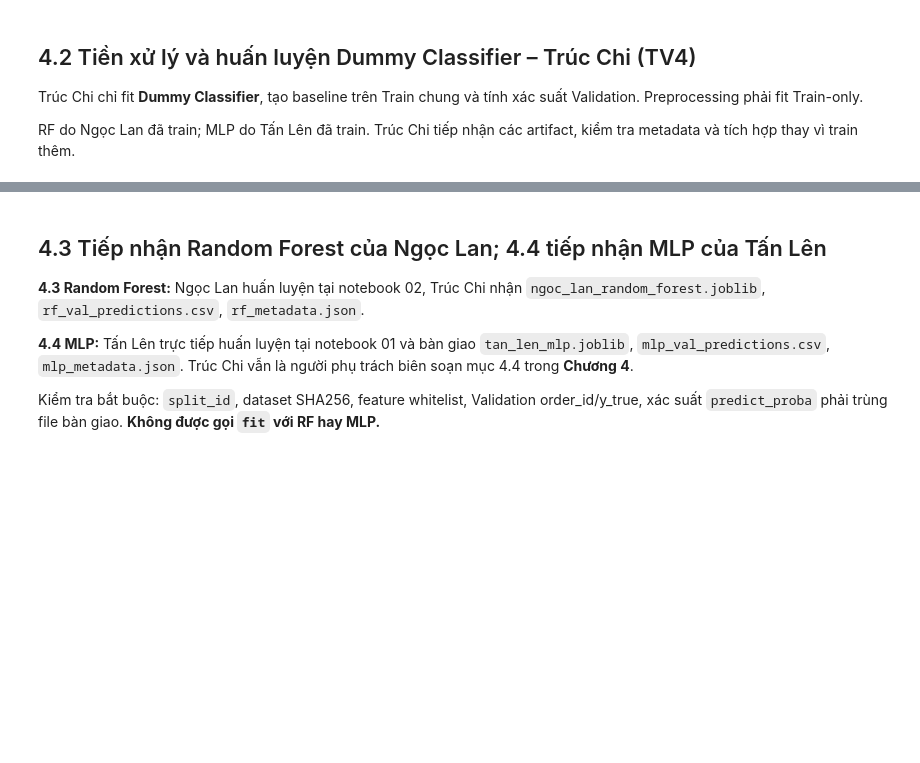
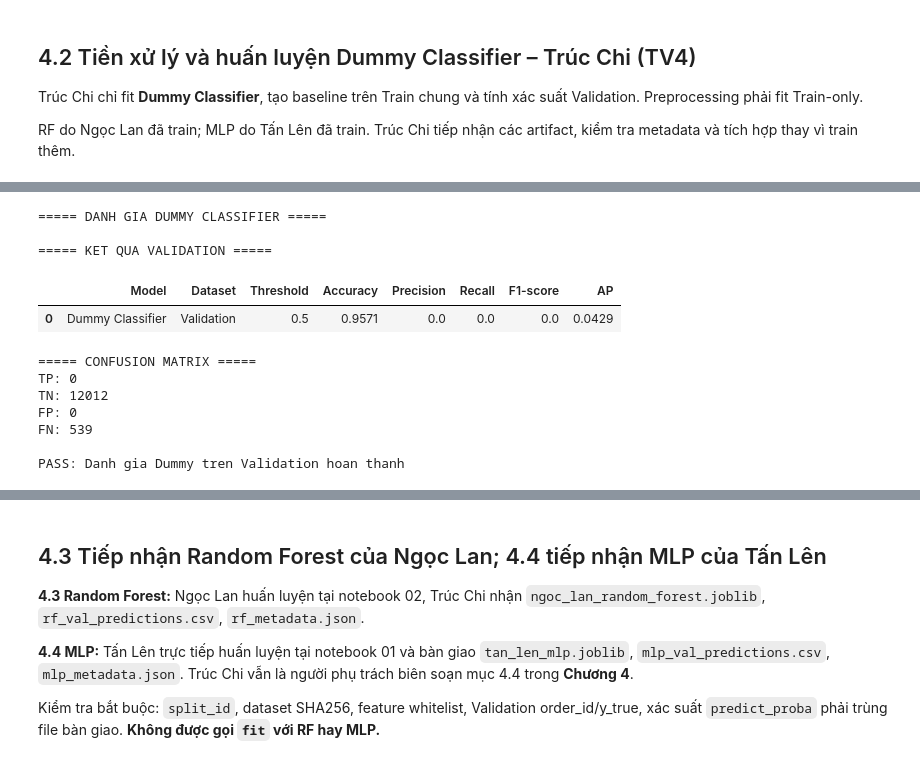
Before and after one commit to tanlen06-debug/Do_An_Khoa_hoc_du_lieu---GR02, a Jupyter notebook: notebooks/04_TRUC_CHI_chuong_4.ipynb, the cells around one changed output, grey strips where cells are left out. Saved outputs shown, nothing was run; the diff lists cells and outputs as text; code cells hidden in the pictures; blank space fills up the shorter version.

```diff
--- a/notebooks/04_TRUC_CHI_chuong_4.ipynb
+++ b/notebooks/04_TRUC_CHI_chuong_4.ipynb
@@ -617,0 +1014,72 @@ print("TV4 đã huấn luyện Dummy; RF và MLP nhận artifact từ Ngọc Lan
+# %%
+
+# 4.2.2 - DANH GIA DUMMY CLASSIFIER TREN VALIDATION
+
+print("===== DANH GIA DUMMY CLASSIFIER =====")
+
+# 1. Lay nhan va xac suat du doan
+y_true = y_val.to_numpy(dtype=int)
+y_prob = np.asarray(p_dummy_val)
+
+# 2. Chon nguong danh gia ban dau
+threshold = 0.5
+y_pred = (y_prob >= threshold).astype(int)
+
+# 3. Tinh Confusion Matrix
+TP = int(np.sum((y_true == 1) & (y_pred == 1)))
+TN = int(np.sum((y_true == 0) & (y_pred == 0)))
+FP = int(np.sum((y_true == 0) & (y_pred == 1)))
+FN = int(np.sum((y_true == 1) & (y_pred == 0)))
+
+# 4. Tinh cac chi so danh gia
+accuracy = (TP + TN) / len(y_true)
+precision = TP / (TP + FP) if TP + FP else 0.0
+recall = TP / (TP + FN) if TP + FN else 0.0
+
+f1 = (
+    2 * precision * recall / (precision + recall)
+    if precision + recall else 0.0
+)
+
+ap = average_precision_score(y_true, y_prob)
+
+# 5. Tao bang ket qua
+dummy_results = pd.DataFrame([{
+    "Model": "Dummy Classifier",
+    "Dataset": "Validation",
+    "Threshold": threshold,
+    "Accuracy": round(accuracy, 4),
+    "Precision": round(precision, 4),
+    "Recall": round(recall, 4),
+    "F1-score": round(f1, 4),
+    "AP": round(ap, 4)
+}])
+
+print("\n===== KET QUA VALIDATION =====")
+display(dummy_results)
+
+print("\n===== CONFUSION MATRIX =====")
+print("TP:", TP)
+print("TN:", TN)
+print("FP:", FP)
+print("FN:", FN)
+
+# 6. Kiem tra ket qua
+assert TP + TN + FP + FN == len(y_true)
+assert 0 <= ap <= 1
+assert 0 <= f1 <= 1
+
+print("\nPASS: Danh gia Dummy tren Validation hoan thanh")
+# %% [output]
+===== DANH GIA DUMMY CLASSIFIER =====
+
+===== KET QUA VALIDATION =====
+|  | Model | Dataset | Threshold | Accuracy | Precision | Recall | F1-score | AP |
+| 0 | Dummy Classifier | Validation | 0.5 | 0.9571 | 0.0 | 0.0 | 0.0 | 0.0429 |
+===== CONFUSION MATRIX =====
+TP: 0
+TN: 12012
+FP: 0
+FN: 539
+
+PASS: Danh gia Dummy tren Validation hoan thanh
```
Also changed, not shown: parts of 25 cells of this notebook, 2 other files.
